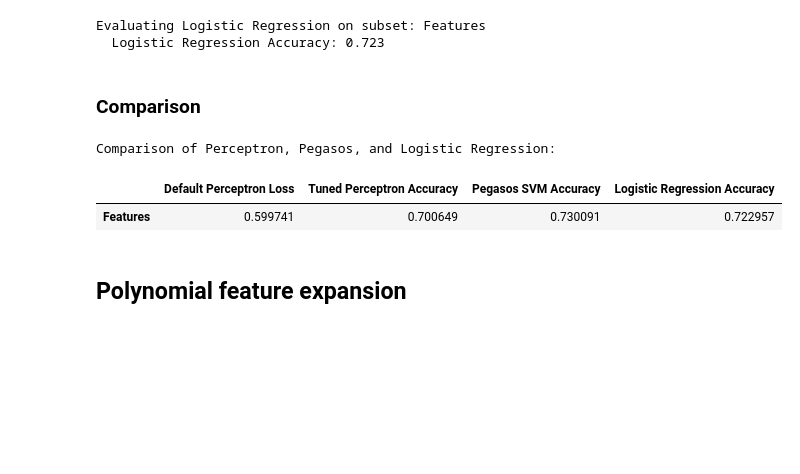
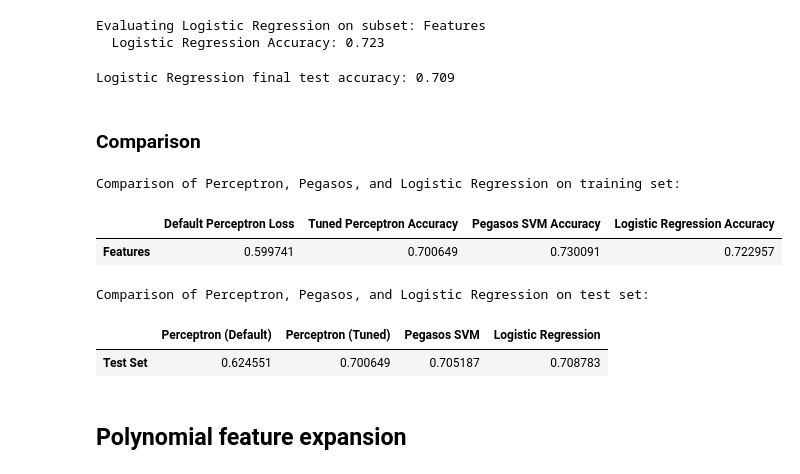
Before and after one commit to michelecoaro/KLC, a Jupyter notebook: klc_project/code/fnotebook.ipynb, the cells around one changed output. Saved outputs shown, nothing was run; the diff lists cells and outputs as text; code cells hidden in the pictures; blank space fills up the shorter version.

```diff
--- a/klc_project/code/fnotebook.ipynb
+++ b/klc_project/code/fnotebook.ipynb
@@ -385,24 +424,63 @@ for subset_name, subset_features in subsets.items():
 # %% [output]
 Evaluating Logistic Regression on subset: Features
   Logistic Regression Accuracy: 0.723
+# %%
+# Train the Logistic Regression model
+theta_lr, theta0_lr = logistic_regression_train(
+    train_scaled,
+    features=final_features,
+    target=target_col,
+    lambda_param=0.01,  # Regularization parameter
+    epochs=5,
+    eta=1.0             # Learning rate
+)
+
+# Predict on the test set
+test_preds_lr = logistic_regression_predict(
+    test_scaled,
+    features=final_features,
+    theta=theta_lr,
+    theta_0=theta0_lr
+)
+
+# Compute accuracy
+test_acc_lr = np.mean(test_preds_lr == test_scaled[target_col])
+print(f"Logistic Regression final test accuracy: {test_acc_lr:.3f}")
+# %% [output]
+Logistic Regression final test accuracy: 0.709
 # %% [markdown]
 ### Comparison
 # %%
 # Combine results into a DataFrame
 comparison_with_logistic = pd.DataFrame({
     "Default Perceptron Loss": [comparison_results[name]["Default Perceptron"] for name in subsets.keys()],
     "Tuned Perceptron Accuracy": [comparison_results[name]["Tuned Perceptron"] for name in subsets.keys()],
     "Pegasos SVM Accuracy": [pegasos_results[name] for name in subsets.keys()],
     "Logistic Regression Accuracy": [logistic_results[name] for name in subsets.keys()]
 }, index=list(subsets.keys()))
 
 # Display the comparison table
-print("\nComparison of Perceptron, Pegasos, and Logistic Regression:")
+print("\nComparison of Perceptron, Pegasos, and Logistic Regression on training set:")
 display(comparison_with_logistic)
+
+# Comparison table on test set
+comparison_test = pd.DataFrame({
+    "Perceptron (Default)": [test_acc_perc],
+    "Perceptron (Tuned)": [comparison_results["Features"]["Tuned Perceptron"]],
+    "Pegasos SVM": [test_acc_pega],
+    "Logistic Regression": [test_acc_lr]
+}, index=["Test Set"])
+
+# Display the comparison table
+print("\nComparison of Perceptron, Pegasos, and Logistic Regression on test set:")
+display(comparison_test)
 # %% [output]
-Comparison of Perceptron, Pegasos, and Logistic Regression:
+Comparison of Perceptron, Pegasos, and Logistic Regression on training set:
 |  | Default Perceptron Loss | Tuned Perceptron Accuracy | Pegasos SVM Accuracy | Logistic Regression Accuracy |
 | Features | 0.599741 | 0.700649 | 0.730091 | 0.722957 |
+Comparison of Perceptron, Pegasos, and Logistic Regression on test set:
+|  | Perceptron (Default) | Perceptron (Tuned) | Pegasos SVM | Logistic Regression |
+| Test Set | 0.624551 | 0.700649 | 0.705187 | 0.708783 |
 # %% [markdown]
 ## Polynomial feature expansion
 # %%
```
Also changed, not shown: parts of 4 cells of this notebook, 1 other file.
